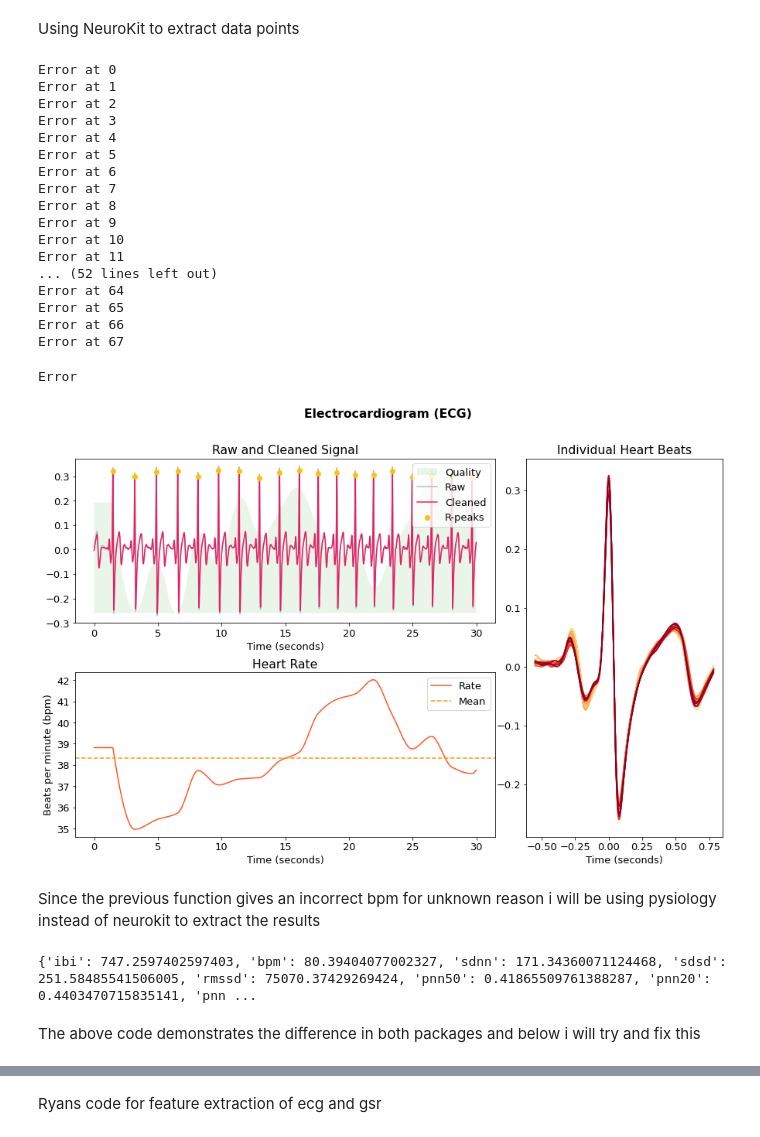
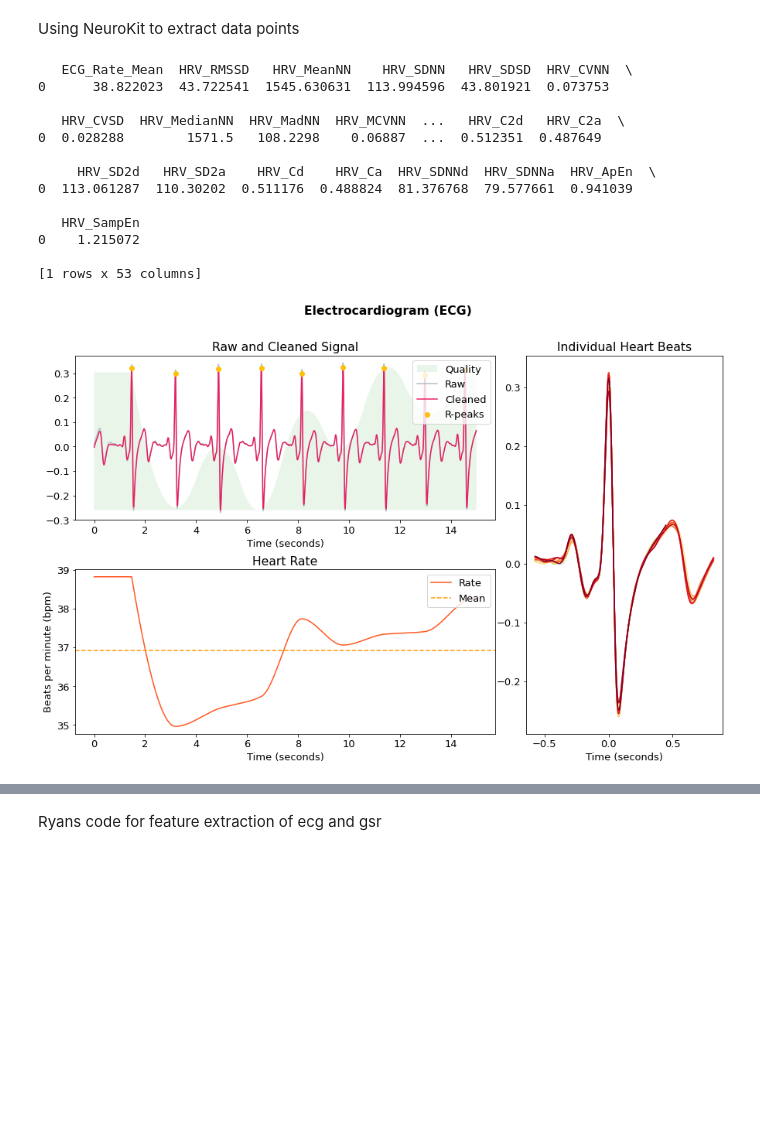
Before and after one commit to tomjefferis/CO620-Emotion-Detection-, a Jupyter notebook: mlDataTesting.ipynb, the cells around one changed output, grey strips where cells are left out. Cells and saved outputs as stored; diff of their text form; code cells hidden in the pictures; blank space fills up the shorter version.

```diff
--- a/mlDataTesting.ipynb
+++ b/mlDataTesting.ipynb
@@ -185,70 +186,37 @@ print(f"Completed:{labelslen} lables, {ecglen} ECG inputs, {gsrlen} GSR inputs")
 Completed:312 lables, 312 ECG inputs, 312 GSR inputs
 # %% [markdown]
 Using NeuroKit to extract data points
-# %%
-plt.rcParams['figure.figsize'] = [15, 9]  # Bigger images
-plt.rcParams['font.size']= 13
-# Preprocess the data (filter, find peaks, etc.)
-
-for index, ecg in enumerate(completeEcg): #loops through all 398 data items from the extracted items
-    try:
-        processed_ecg, info = nk.ecg_process(ecg, sampling_rate=1000) #extracts processes the raw ecg signals
-        if index == 0:
-            compecgdata = nk.ecg_intervalrelated(processed_ecg) # makes a dataframe of analyzed ECG features
-        else:
-            compecgdata = pd.concat([compecgdata,nk.ecg_intervalrelated(processed_ecg)])
-    except:
-        print(f"Error at {index}") #throwing errors for some data items, prints index of the items
-
-compecgdata.to_csv("./processed_data/ecg.csv",index=False)
-print(compecgdata.head())
-# %% [output]
-Error at 0
-Error at 1
-Error at 2
-Error at 3
-Error at 4
-Error at 5
-Error at 6
-Error at 7
-Error at 8
-Error at 9
-Error at 10
-Error at 11
-... (52 lines left out)
-Error at 64
-Error at 65
-Error at 66
-Error at 67
 # %%
 plt.rcParams['figure.figsize'] = [15, 9]  # Bigger images
 plt.rcParams['font.size']= 13
 
-try:
-    arr = completeEcg[5]
-    samplerate = 1000
 
-    sig = hp.filter_signal(arr, 10, samplerate)#filter the signal with a cutoff at 2.5Hz and a 5th order Butterworth filter
-    ecg_signals, info = nk2.ecg_process(sig, sampling_rate=1000)
-    plot = nk2.ecg_plot(ecg_signals[:30000], sampling_rate=1000)
+arr = completeEcg[5]
+samplerate = 1000
+
+sig = hp.filter_signal(arr, 10, samplerate)#filter the signal with a cutoff at 2.5Hz and a 5th order Butterworth filter
+ecg_signals, info = nk2.ecg_process(sig, sampling_rate=1000)
+plot = nk2.ecg_plot(ecg_signals[:15000], sampling_rate=1000)
      #extracts processes the raw ecg signals
-    #compecgdata = nk2.ecg_intervalrelated(processed_ecg, sampling_rate=1000) # makes a dataframe of analyzed ECG features
+compecgdata = nk2.ecg_intervalrelated(ecg_signals, sampling_rate=1000)# makes a dataframe of analyzed ECG features
+print(compecgdata)
     # Process the signal using previously defined function
     #plot = nk.ecg_plot(processed_ecg[:30000], sampling_rate=1000)
-    print(compecgdata)
+    #print(compecgdata)
     # Visualize
     #plot = nk.ecg_plot(compecgdata)
-except:
-    print(f"Error")
 # %% [output]
-Error
+   ECG_Rate_Mean  HRV_RMSSD   HRV_MeanNN    HRV_SDNN   HRV_SDSD  HRV_CVNN  \
+0      38.822023  43.722541  1545.630631  113.994596  43.801921  0.073753
+
+   HRV_CVSD  HRV_MedianNN  HRV_MadNN  HRV_MCVNN  ...   HRV_C2d   HRV_C2a  \
+0  0.028288        1571.5   108.2298    0.06887  ...  0.512351  0.487649
+
+     HRV_SD2d   HRV_SD2a    HRV_Cd    HRV_Ca  HRV_SDNNd  HRV_SDNNa  HRV_ApEn  \
+0  113.061287  110.30202  0.511176  0.488824  81.376768  79.577661  0.941039
+
+   HRV_SampEn
+0    1.215072
+
+[1 rows x 53 columns]
-[figure, old version]
+[figure, new version]
-# %% [markdown]
-Since the previous function gives an incorrect bpm for unknown reason i will be using pysiology instead of neurokit to extract the results
-# %%
-processed_ecg = pyd.electrocardiography.analyzeECG(completeEcg[5],samplerate=1000,preprocessing=True)
-print(processed_ecg)
-# %% [output]
-{'ibi': 747.2597402597403, 'bpm': 80.39404077002327, 'sdnn': 171.34360071124468, 'sdsd': 251.58485541506005, 'rmssd': 75070.37429269424, 'pnn50': 0.41865509761388287, 'pnn20': 0.4403470715835141, 'pnn ...
-# %% [markdown]
-The above code demonstrates the difference in both packages and below i will try and fix this
```
Also changed, not shown: parts of 11 cells of this notebook, 4 other files.
